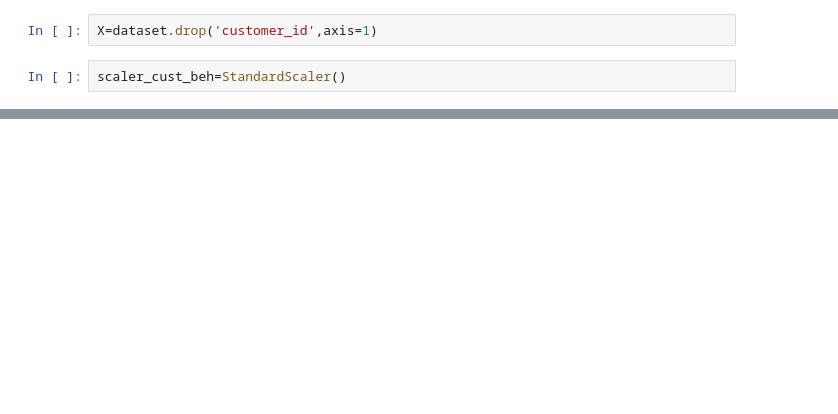
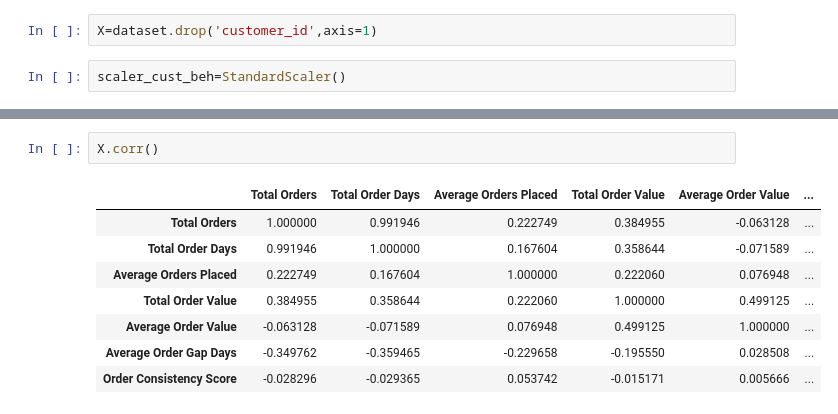
Before and after one commit to RujhaanTaneja/UnORG-SC-DS-MID-PREP_TEAM_HYPERION_Submission, a Jupyter notebook: Rujhaan'sCodeFiles/Customer_Behavior_Clustering.ipynb, the cells around one changed output, grey strips where cells are left out. Drawn from its saved outputs; the diff is of its cells as text; blank space fills up the shorter version.

```diff
--- a/Rujhaan'sCodeFiles/Customer_Behavior_Clustering.ipynb
+++ b/Rujhaan'sCodeFiles/Customer_Behavior_Clustering.ipynb
@@ -55,0 +86,11 @@ cluster_model
+# %%
+X.corr()
+# %% [output]
+|  | Total Orders | Total Order Days | Average Orders Placed | Total Order Value | Average Order Value | ... |
+| Total Orders | 1.000000 | 0.991946 | 0.222749 | 0.384955 | -0.063128 | ... |
+| Total Order Days | 0.991946 | 1.000000 | 0.167604 | 0.358644 | -0.071589 | ... |
+| Average Orders Placed | 0.222749 | 0.167604 | 1.000000 | 0.222060 | 0.076948 | ... |
+| Total Order Value | 0.384955 | 0.358644 | 0.222060 | 1.000000 | 0.499125 | ... |
+| Average Order Value | -0.063128 | -0.071589 | 0.076948 | 0.499125 | 1.000000 | ... |
+| Average Order Gap Days | -0.349762 | -0.359465 | -0.229658 | -0.195550 | 0.028508 | ... |
+| Order Consistency Score | -0.028296 | -0.029365 | 0.053742 | -0.015171 | 0.005666 | ... |
```
Also changed, not shown: parts of 16 cells of this notebook.
